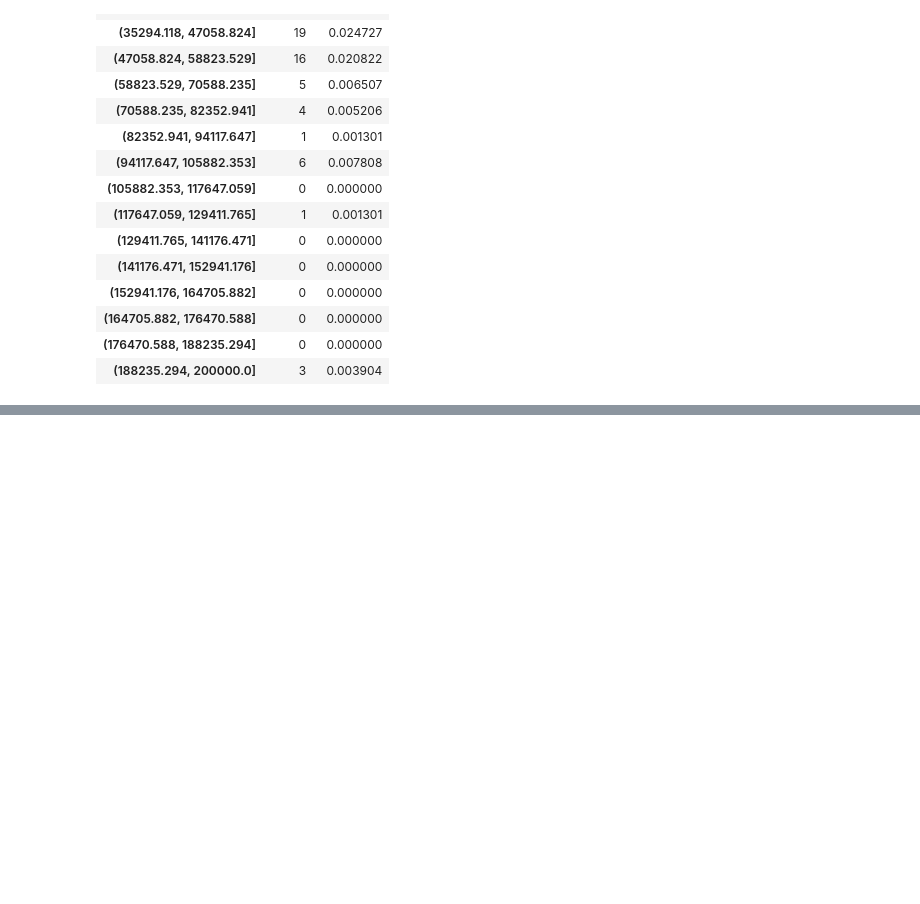
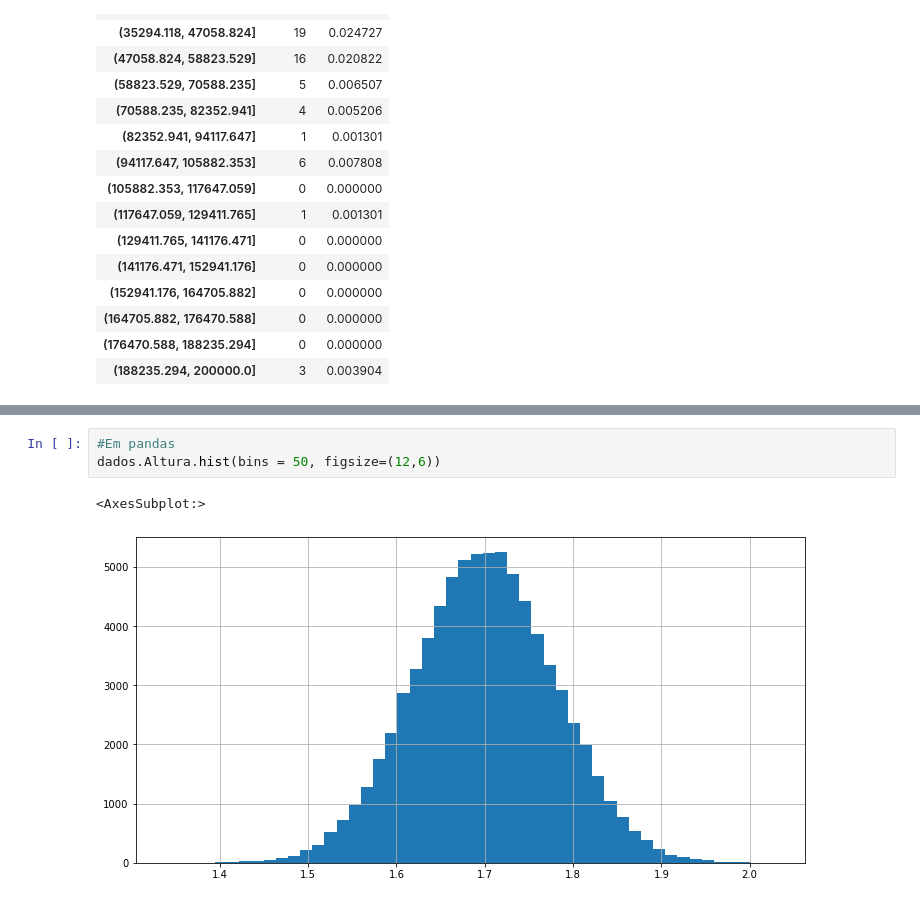
Before and after one commit to maica1/xbooks, a Jupyter notebook: Estatistica aplicada/Modulo02/ClassedeAmplitude.ipynb, the cells around one changed output, grey strips where cells are left out. Cells and saved outputs as stored; diff of their text form; blank space fills up the shorter version.

```diff
--- a/Estatistica aplicada/Modulo02/ClassedeAmplitude.ipynb
+++ b/Estatistica aplicada/Modulo02/ClassedeAmplitude.ipynb
@@ -88,0 +102,6 @@ dist_freq_qtd_amp_fixa
+# %%
+#Em pandas
+dados.Altura.hist(bins = 50, figsize=(12,6))
+# %% [output]
+<AxesSubplot:>
+[figure, added]
```
Also changed, not shown: parts of 3 cells of this notebook.
